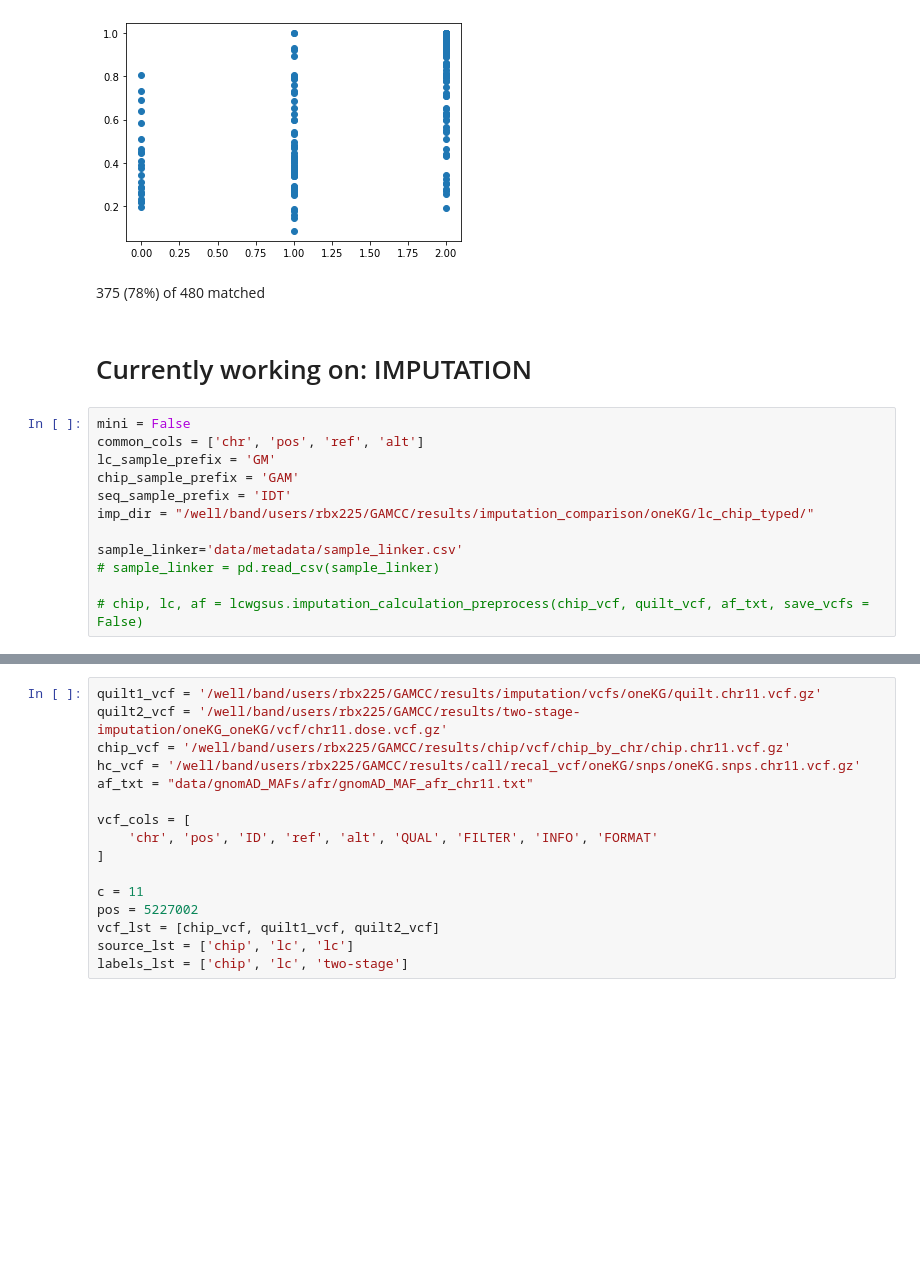
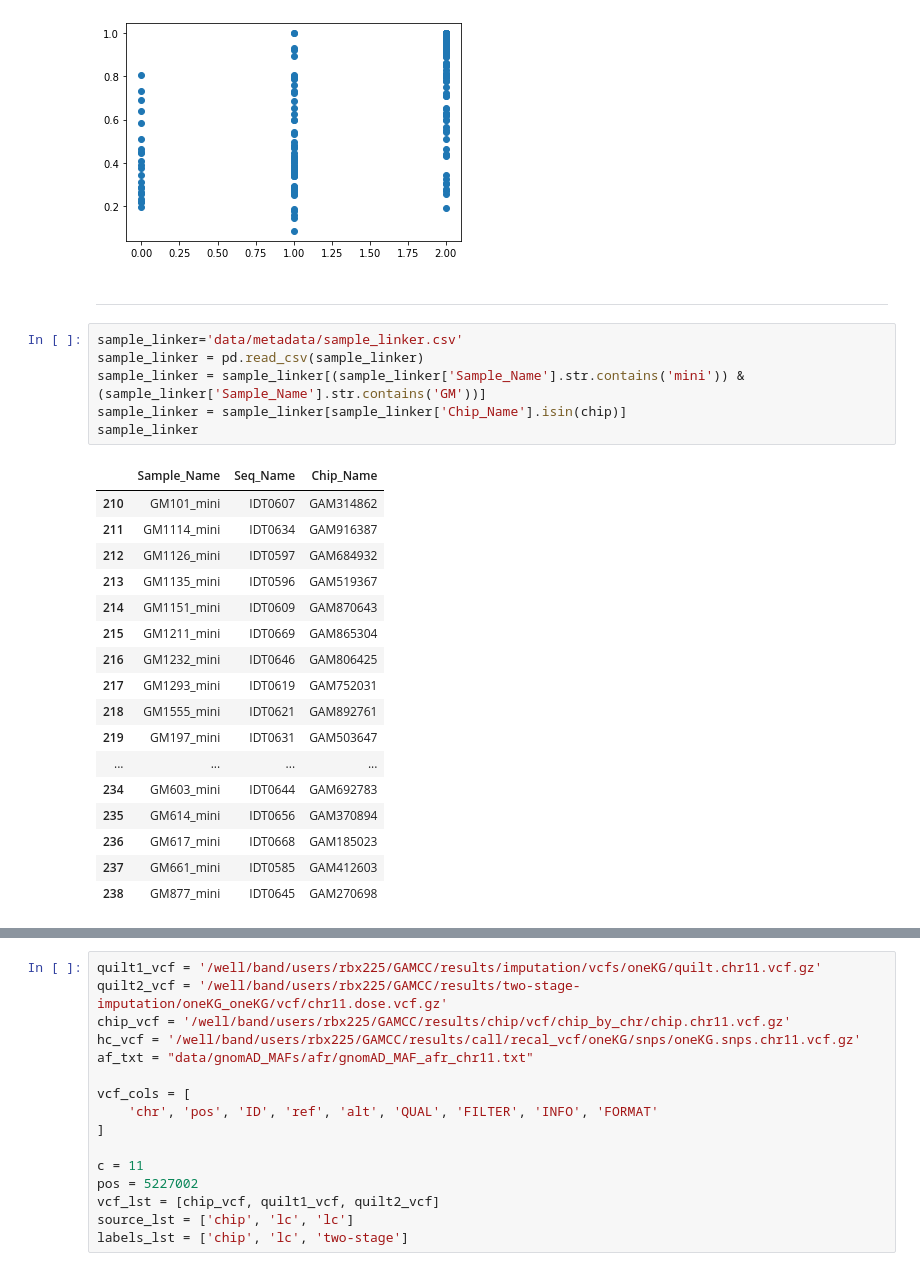
Before and after one commit to Suuuuuuuus/LCWGS_pipeline, a Jupyter notebook: scripts/lcwgs_tmp.ipynb, the cells around one changed output, grey strips where cells are left out. Cells and saved outputs as stored; diff of their text form; blank space fills up the shorter version.

```diff
--- a/scripts/lcwgs_tmp.ipynb
+++ b/scripts/lcwgs_tmp.ipynb
@@ -286,19 +264,29 @@ plt.scatter(merged['match'], merged['post_prob'])
 # %% [output]
 <matplotlib.collections.PathCollection at 0x...>
 [figure]
-# %% [markdown]
-375 (78%) of 480 matched
 # %% [markdown]
-# Currently working on: IMPUTATION
+---
 # %%
-mini = False
-common_cols = ['chr', 'pos', 'ref', 'alt']
-lc_sample_prefix = 'GM'
-chip_sample_prefix = 'GAM'
-seq_sample_prefix = 'IDT'
-imp_dir = "/well/band/users/rbx225/GAMCC/results/imputation_comparison/oneKG/lc_chip_typed/"
-
 sample_linker='data/metadata/sample_linker.csv'
-# sample_linker = pd.read_csv(sample_linker)
-
-# chip, lc, af = lcwgsus.imputation_calculation_preprocess(chip_vcf, quilt_vcf, af_txt, save_vcfs = False)
+sample_linker = pd.read_csv(sample_linker)
+sample_linker = sample_linker[(sample_linker['Sample_Name'].str.contains('mini')) & (sample_linker['Sample_Name'].str.contains('GM'))]
+sample_linker = sample_linker[sample_linker['Chip_Name'].isin(chip)]
+sample_linker
+# %% [output]
+|  | Sample_Name | Seq_Name | Chip_Name |
+| 210 | GM101_mini | IDT0607 | GAM314862 |
+| 211 | GM1114_mini | IDT0634 | GAM916387 |
+| 212 | GM1126_mini | IDT0597 | GAM684932 |
+| 213 | GM1135_mini | IDT0596 | GAM519367 |
+| 214 | GM1151_mini | IDT0609 | GAM870643 |
+| 215 | GM1211_mini | IDT0669 | GAM865304 |
+| 216 | GM1232_mini | IDT0646 | GAM806425 |
+| 217 | GM1293_mini | IDT0619 | GAM752031 |
+| 218 | GM1555_mini | IDT0621 | GAM892761 |
+| 219 | GM197_mini | IDT0631 | GAM503647 |
+| ... | ... | ... | ... |
+| 234 | GM603_mini | IDT0644 | GAM692783 |
+| 235 | GM614_mini | IDT0656 | GAM370894 |
+| 236 | GM617_mini | IDT0668 | GAM185023 |
+| 237 | GM661_mini | IDT0585 | GAM412603 |
+| 238 | GM877_mini | IDT0645 | GAM270698 |
```
Also changed, not shown: parts of 19 cells of this notebook, 1 other file.
